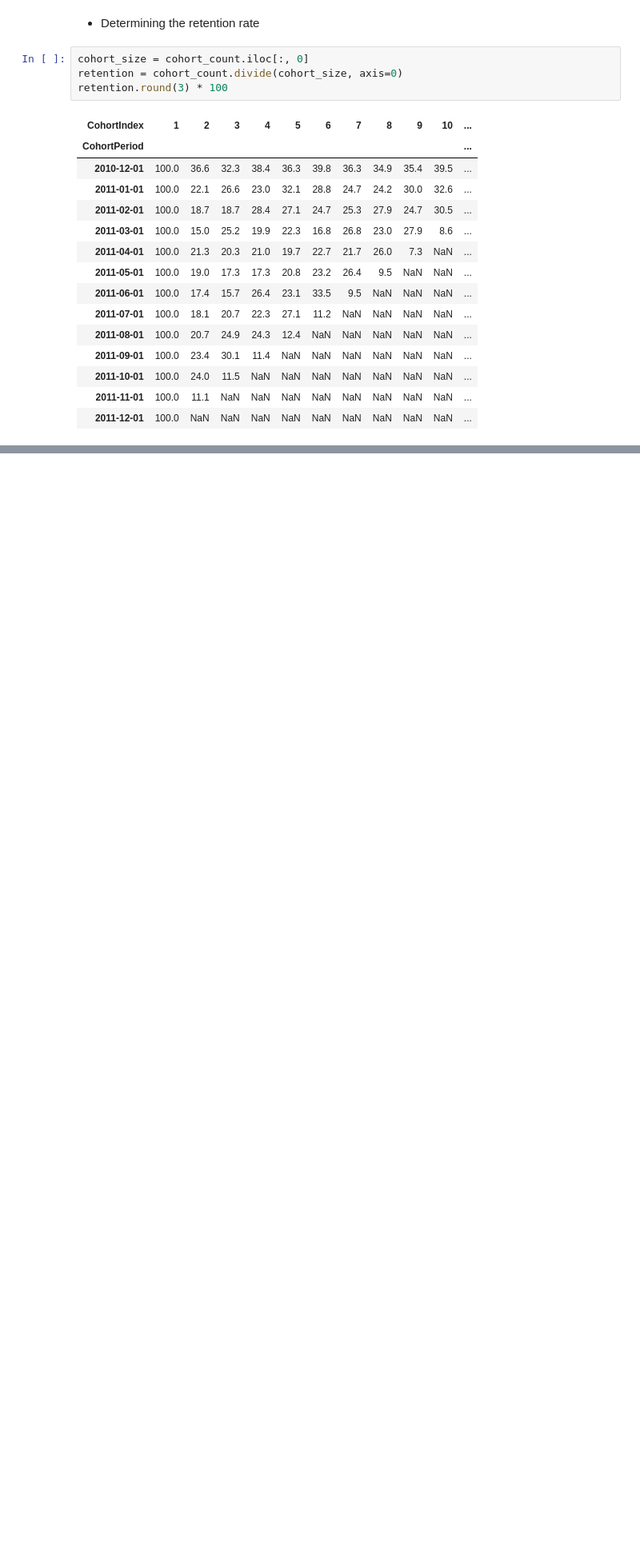
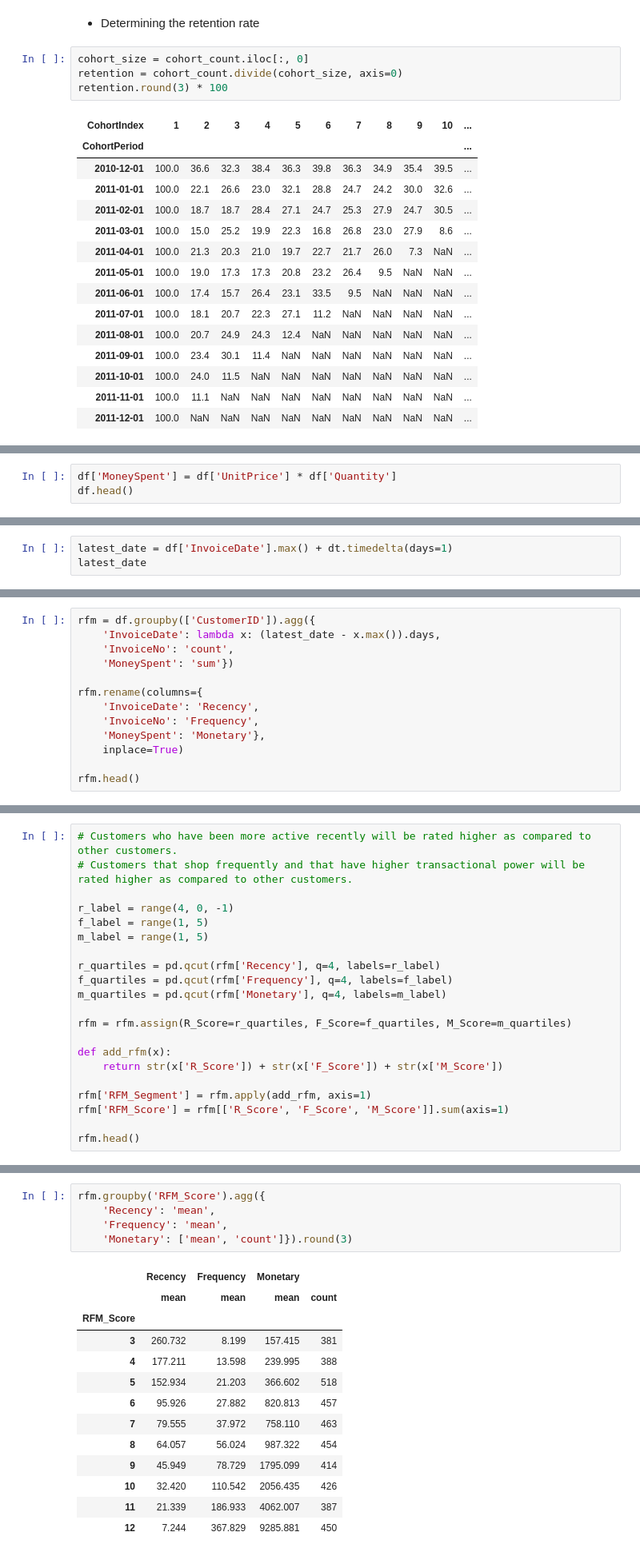
Before and after one commit to HarshTanwar001/Cohort-Analysis, a Jupyter notebook: Cohort_Analysis.ipynb, the cells around one changed output, grey strips where cells are left out. Shown: that part at 80% size. Drawn from its saved outputs; the diff is of its cells as text; blank space fills up the shorter version.

```diff
--- a/Cohort_Analysis.ipynb
+++ b/Cohort_Analysis.ipynb
@@ -347,0 +351,3 @@ sns.heatmap(retention, annot=True, fmt='.1%', linewidth=0.5, square=True, ax=ax)
+# %%
+df['MoneySpent'] = df['UnitPrice'] * df['Quantity']
+df.head()
@@ -347,0 +363,3 @@ sns.heatmap(retention, annot=True, fmt='.1%', linewidth=0.5, square=True, ax=ax)
+# %%
+latest_date = df['InvoiceDate'].max() + dt.timedelta(days=1)
+latest_date
@@ -347,0 +370,13 @@ sns.heatmap(retention, annot=True, fmt='.1%', linewidth=0.5, square=True, ax=ax)
+# %%
+rfm = df.groupby(['CustomerID']).agg({
+    'InvoiceDate': lambda x: (latest_date - x.max()).days,
+    'InvoiceNo': 'count',
+    'MoneySpent': 'sum'})
+
+rfm.rename(columns={
+    'InvoiceDate': 'Recency',
+    'InvoiceNo': 'Frequency',
+    'MoneySpent': 'Monetary'},
+    inplace=True)
+
+rfm.head()
@@ -347,0 +393,21 @@ sns.heatmap(retention, annot=True, fmt='.1%', linewidth=0.5, square=True, ax=ax)
+# %%
+# Customers who have been more active recently will be rated higher as compared to other customers.
+# Customers that shop frequently and that have higher transactional power will be rated higher as compared to other customers.
+
+r_label = range(4, 0, -1)
+f_label = range(1, 5)
+m_label = range(1, 5)
+
+r_quartiles = pd.qcut(rfm['Recency'], q=4, labels=r_label)
+f_quartiles = pd.qcut(rfm['Frequency'], q=4, labels=f_label)
+m_quartiles = pd.qcut(rfm['Monetary'], q=4, labels=m_label)
+
+rfm = rfm.assign(R_Score=r_quartiles, F_Score=f_quartiles, M_Score=m_quartiles)
+
+def add_rfm(x):
+    return str(x['R_Score']) + str(x['F_Score']) + str(x['M_Score'])
+
+rfm['RFM_Segment'] = rfm.apply(add_rfm, axis=1)
+rfm['RFM_Score'] = rfm[['R_Score', 'F_Score', 'M_Score']].sum(axis=1)
+
+rfm.head()
@@ -347,0 +460,19 @@ sns.heatmap(retention, annot=True, fmt='.1%', linewidth=0.5, square=True, ax=ax)
+# %%
+rfm.groupby('RFM_Score').agg({
+    'Recency': 'mean',
+    'Frequency': 'mean',
+    'Monetary': ['mean', 'count']}).round(3)
+# %% [output]
+|  | Recency | Frequency | Monetary |  |
+|  | mean | mean | mean | count |
+| RFM_Score |  |  |  |  |
+| 3 | 260.732 | 8.199 | 157.415 | 381 |
+| 4 | 177.211 | 13.598 | 239.995 | 388 |
+| 5 | 152.934 | 21.203 | 366.602 | 518 |
+| 6 | 95.926 | 27.882 | 820.813 | 457 |
+| 7 | 79.555 | 37.972 | 758.110 | 463 |
+| 8 | 64.057 | 56.024 | 987.322 | 454 |
+| 9 | 45.949 | 78.729 | 1795.099 | 414 |
+| 10 | 32.420 | 110.542 | 2056.435 | 426 |
+| 11 | 21.339 | 186.933 | 4062.007 | 387 |
+| 12 | 7.244 | 367.829 | 9285.881 | 450 |
```
Also changed, not shown: parts of 18 cells of this notebook, 1 other file.
